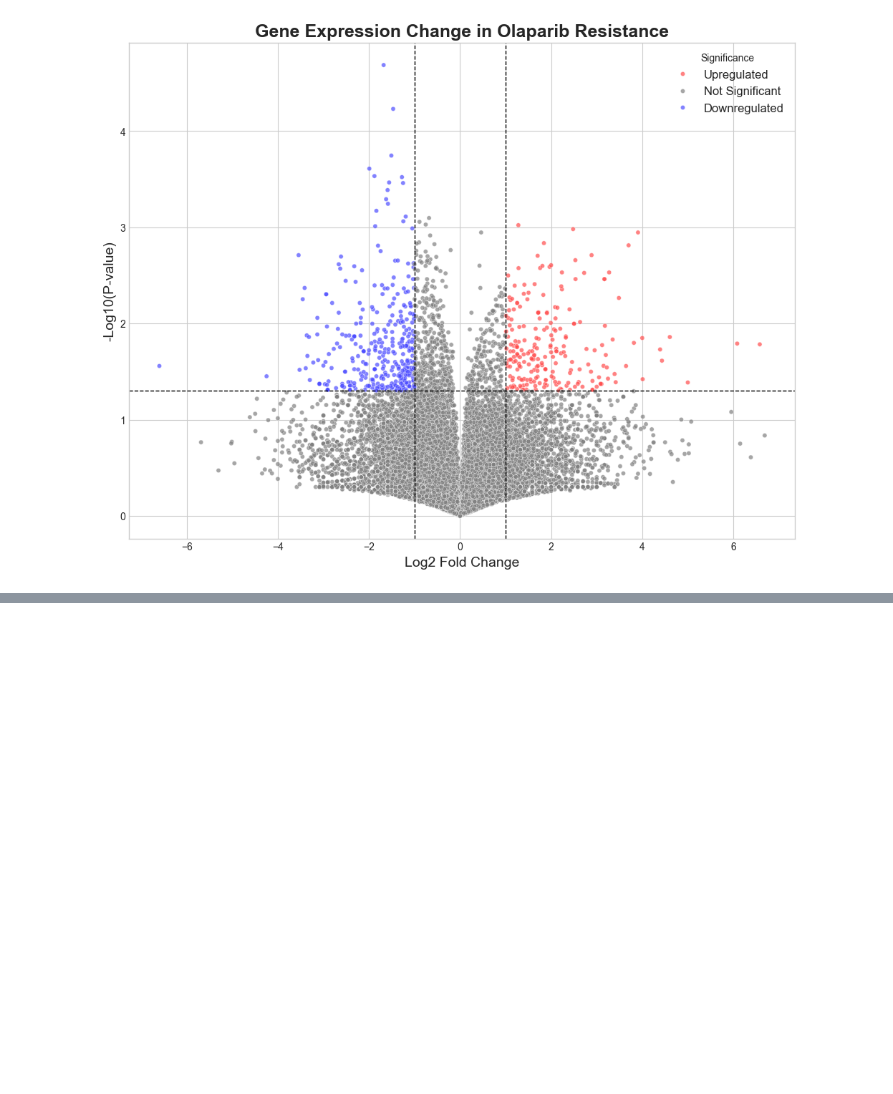
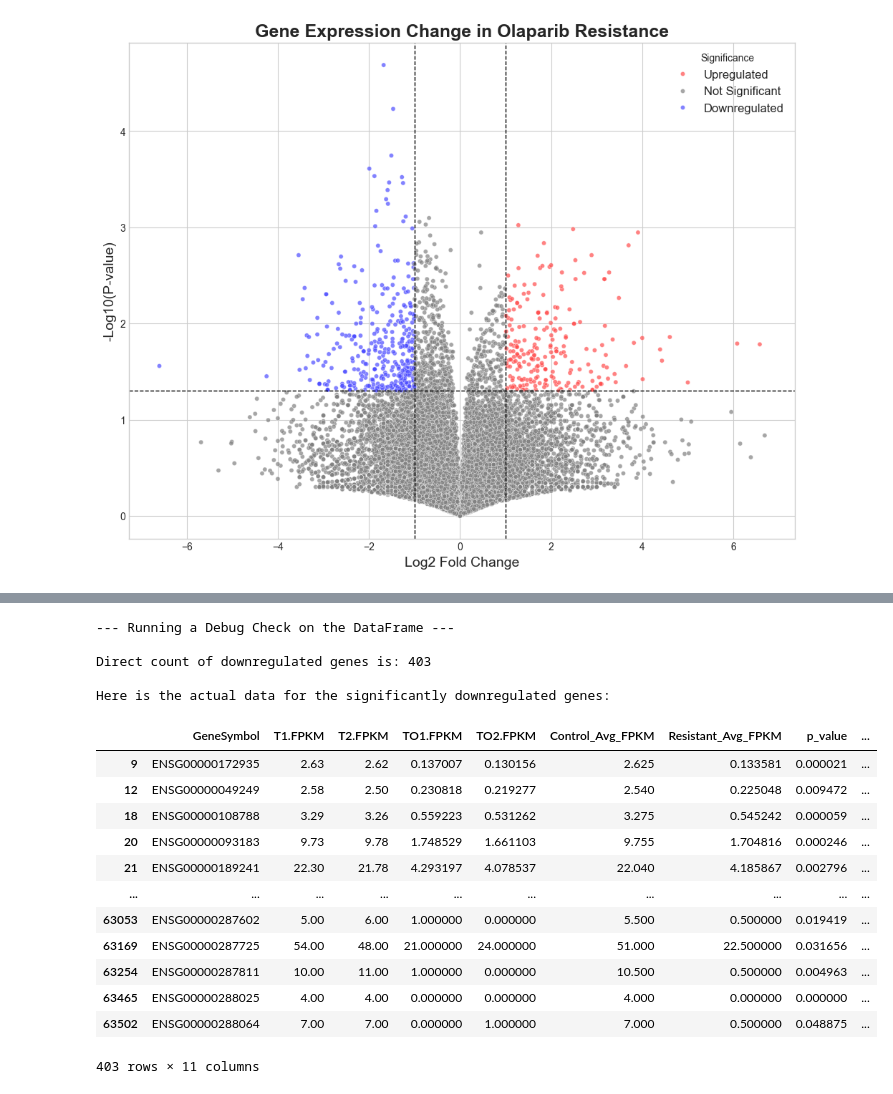
Before and after one commit to chowfan3/Comparative-Analysis-of-Drug-Resistance-in-Glioblastoma, a Jupyter notebook: Glioblastoma_Analysis.ipynb, the cells around one changed output, grey strips where cells are left out. Cells and saved outputs as stored; diff of their text form; code cells hidden in the pictures; blank space fills up the shorter version.

```diff
--- a/Glioblastoma_Analysis.ipynb
+++ b/Glioblastoma_Analysis.ipynb
@@ -126,0 +736,49 @@ Volcano plot saved as 'volcano_plot.png'.
+# %%
+print("--- Running a Debug Check on the DataFrame ---")
+
+# This code directly filters the data to find rows that meet our two criteria.
+
+try:
+    # This assumes 'filtered_df' is in memory from the last run.
+
+    # Define the two conditions for a gene to be significantly downregulated
+    is_large_decrease = filtered_df['log2FoldChange'] < -1
+    is_significant = filtered_df['p_value'] < 0.05
+
+    # Create a new DataFrame containing only the genes that meet BOTH conditions
+    downregulated_df = filtered_df[is_large_decrease & is_significant]
+
+    # Get the count directly from this new, filtered DataFrame
+    actual_downregulated_count = len(downregulated_df)
+
+    print(f"\nDirect count of downregulated genes is: {actual_downregulated_count}")
+
+    if actual_downregulated_count > 0:
+        print("\nHere is the actual data for the significantly downregulated genes:")
+        display(downregulated_df)
+    else:
+        print("\nThis direct count confirms there are zero downregulated genes.")
+
+except NameError:
+    print("\nError: 'filtered_df' was not found. Please re-run the main analysis script first.")
+except Exception as e:
+    print(f"An unexpected error occurred: {e}")
+# %% [output]
+--- Running a Debug Check on the DataFrame ---
+
+Direct count of downregulated genes is: 403
+
+Here is the actual data for the significantly downregulated genes:
+|  | GeneSymbol | T1.FPKM | T2.FPKM | TO1.FPKM | TO2.FPKM | Control_Avg_FPKM | Resistant_Avg_FPKM | p_value | ... |
+| 9 | ENSG00000172935 | 2.63 | 2.62 | 0.137007 | 0.130156 | 2.625 | 0.133581 | 0.000021 | ... |
+| 12 | ENSG00000049249 | 2.58 | 2.50 | 0.230818 | 0.219277 | 2.540 | 0.225048 | 0.009472 | ... |
+| 18 | ENSG00000108788 | 3.29 | 3.26 | 0.559223 | 0.531262 | 3.275 | 0.545242 | 0.000059 | ... |
+| 20 | ENSG00000093183 | 9.73 | 9.78 | 1.748529 | 1.661103 | 9.755 | 1.704816 | 0.000246 | ... |
+| 21 | ENSG00000189241 | 22.30 | 21.78 | 4.293197 | 4.078537 | 22.040 | 4.185867 | 0.002796 | ... |
+| ... | ... | ... | ... | ... | ... | ... | ... | ... | ... |
+| 63053 | ENSG00000287602 | 5.00 | 6.00 | 1.000000 | 0.000000 | 5.500 | 0.500000 | 0.019419 | ... |
+| 63169 | ENSG00000287725 | 54.00 | 48.00 | 21.000000 | 24.000000 | 51.000 | 22.500000 | 0.031656 | ... |
+| 63254 | ENSG00000287811 | 10.00 | 11.00 | 1.000000 | 0.000000 | 10.500 | 0.500000 | 0.004963 | ... |
+| 63465 | ENSG00000288025 | 4.00 | 4.00 | 0.000000 | 0.000000 | 4.000 | 0.000000 | 0.000000 | ... |
+| 63502 | ENSG00000288064 | 7.00 | 7.00 | 0.000000 | 1.000000 | 7.000 | 0.500000 | 0.048875 | ... |
+403 rows × 11 columns
```
Also changed, not shown: parts of 20 cells of this notebook, 4 other files.
